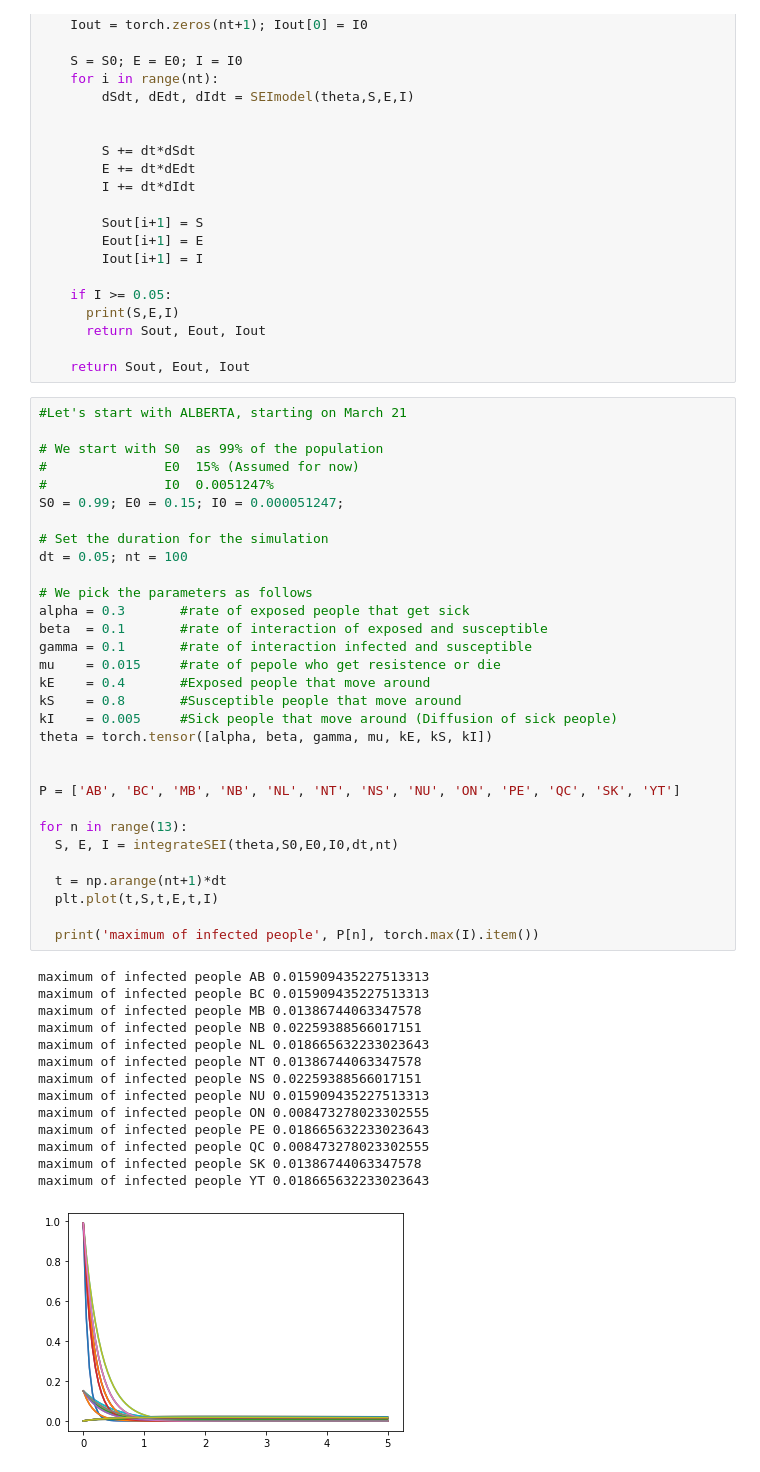
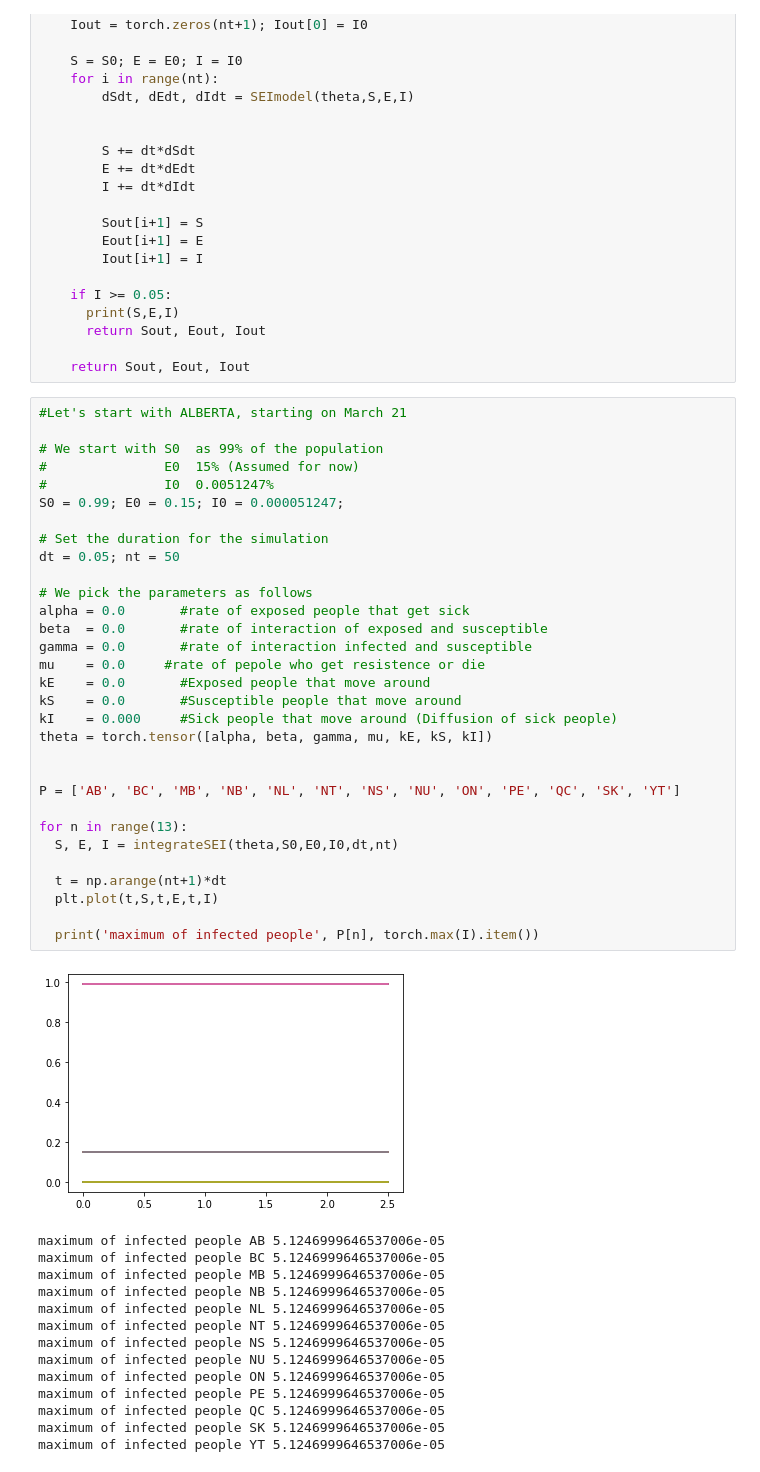
Before and after one commit to periwinklemctartins/Coronavirus--Propogation-Simulation, a Jupyter notebook: Untitled0.ipynb, the cells around one changed output. Saved outputs shown, nothing was run; the diff lists cells and outputs as text.

```diff
--- a/Untitled0.ipynb
+++ b/Untitled0.ipynb
@@ -79,46 +81,46 @@ def integrateSEI(theta,S0,E0,I0,dt,nt):
 # %%
 #Let's start with ALBERTA, starting on March 21
 
 # We start with S0  as 99% of the population
 #               E0  15% (Assumed for now)
 #               I0  0.0051247%
 S0 = 0.99; E0 = 0.15; I0 = 0.000051247;
 
 # Set the duration for the simulation
-dt = 0.05; nt = 100
+dt = 0.05; nt = 50
 
 # We pick the parameters as follows
-alpha = 0.3       #rate of exposed people that get sick
-beta  = 0.1       #rate of interaction of exposed and susceptible
-gamma = 0.1       #rate of interaction infected and susceptible
-mu    = 0.015     #rate of pepole who get resistence or die
-kE    = 0.4       #Exposed people that move around
-kS    = 0.8       #Susceptible people that move around
-kI    = 0.005     #Sick people that move around (Diffusion of sick people)
+alpha = 0.0       #rate of exposed people that get sick
+beta  = 0.0       #rate of interaction of exposed and susceptible
+gamma = 0.0       #rate of interaction infected and susceptible
+mu    = 0.0     #rate of pepole who get resistence or die
+kE    = 0.0       #Exposed people that move around
+kS    = 0.0       #Susceptible people that move around
+kI    = 0.000     #Sick people that move around (Diffusion of sick people)
 theta = torch.tensor([alpha, beta, gamma, mu, kE, kS, kI])
 
 
 P = ['AB', 'BC', 'MB', 'NB', 'NL', 'NT', 'NS', 'NU', 'ON', 'PE', 'QC', 'SK', 'YT']
 
 for n in range(13):
   S, E, I = integrateSEI(theta,S0,E0,I0,dt,nt)
 
   t = np.arange(nt+1)*dt
   plt.plot(t,S,t,E,t,I)
 
   print('maximum of infected people', P[n], torch.max(I).item())
 # %% [output]
+[figure, new version]
-maximum of infected people AB 0.015909435227513313
-maximum of infected people BC 0.015909435227513313
-maximum of infected people MB 0.01386744063347578
-maximum of infected people NB 0.02259388566017151
-maximum of infected people NL 0.018665632233023643
-maximum of infected people NT 0.01386744063347578
-maximum of infected people NS 0.02259388566017151
-maximum of infected people NU 0.015909435227513313
-maximum of infected people ON 0.008473278023302555
-maximum of infected people PE 0.018665632233023643
-maximum of infected people QC 0.008473278023302555
-maximum of infected people SK 0.01386744063347578
-maximum of infected people YT 0.018665632233023643
+maximum of infected people AB 5.1246999646537006e-05
+maximum of infected people BC 5.1246999646537006e-05
+maximum of infected people MB 5.1246999646537006e-05
+maximum of infected people NB 5.1246999646537006e-05
+maximum of infected people NL 5.1246999646537006e-05
+maximum of infected people NT 5.1246999646537006e-05
+maximum of infected people NS 5.1246999646537006e-05
+maximum of infected people NU 5.1246999646537006e-05
+maximum of infected people ON 5.1246999646537006e-05
+maximum of infected people PE 5.1246999646537006e-05
+maximum of infected people QC 5.1246999646537006e-05
+maximum of infected people SK 5.1246999646537006e-05
+maximum of infected people YT 5.1246999646537006e-05
-[figure, old version]
```
Also changed, not shown: parts of 8 cells of this notebook.
